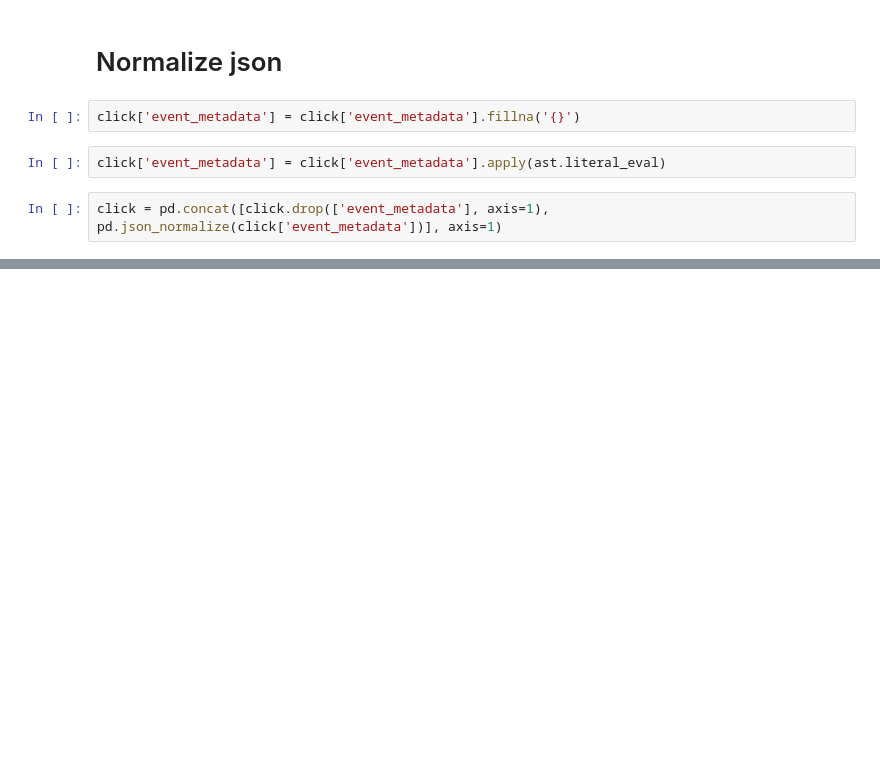
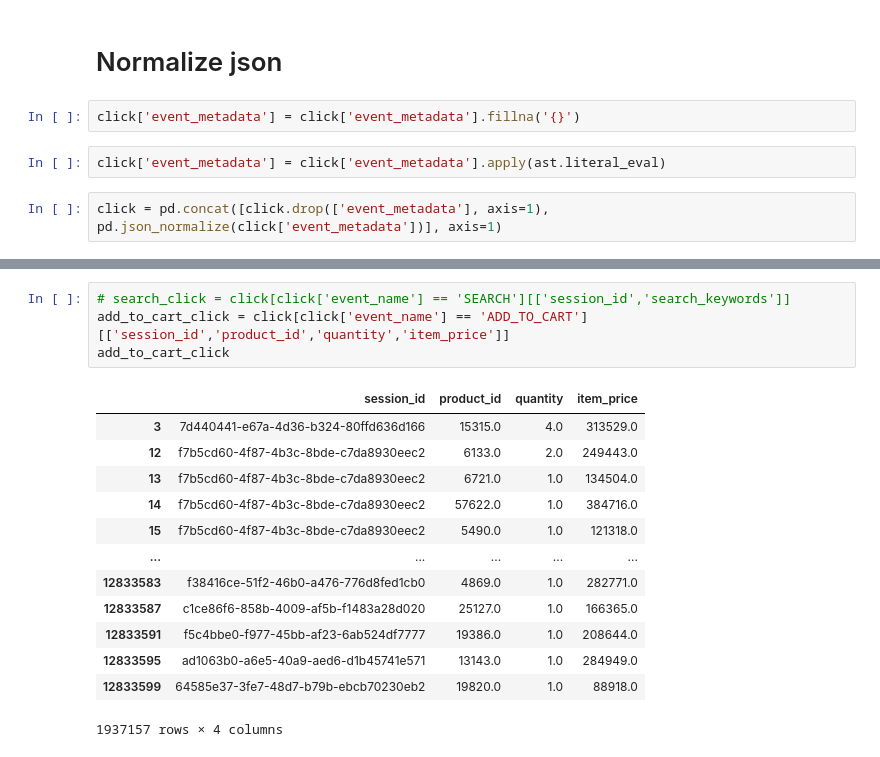
Before and after one commit to latifaahu/kaggle-fp, a Jupyter notebook: coba-week2.ipynb, the cells around one changed output, grey strips where cells are left out. Saved outputs shown, nothing was run; the diff lists cells and outputs as text; blank space fills up the shorter version.

```diff
--- a/coba-week2.ipynb
+++ b/coba-week2.ipynb
@@ -349,0 +411,18 @@ click[click['event_name'] == 'SEARCH']
+# %%
+# search_click = click[click['event_name'] == 'SEARCH'][['session_id','search_keywords']]
+add_to_cart_click = click[click['event_name'] == 'ADD_TO_CART'][['session_id','product_id','quantity','item_price']]
+add_to_cart_click
+# %% [output]
+|  | session_id | product_id | quantity | item_price |
+| 3 | 7d440441-e67a-4d36-b324-80ffd636d166 | 15315.0 | 4.0 | 313529.0 |
+| 12 | f7b5cd60-4f87-4b3c-8bde-c7da8930eec2 | 6133.0 | 2.0 | 249443.0 |
+| 13 | f7b5cd60-4f87-4b3c-8bde-c7da8930eec2 | 6721.0 | 1.0 | 134504.0 |
+| 14 | f7b5cd60-4f87-4b3c-8bde-c7da8930eec2 | 57622.0 | 1.0 | 384716.0 |
+| 15 | f7b5cd60-4f87-4b3c-8bde-c7da8930eec2 | 5490.0 | 1.0 | 121318.0 |
+| ... | ... | ... | ... | ... |
+| 12833583 | f38416ce-51f2-46b0-a476-776d8fed1cb0 | 4869.0 | 1.0 | 282771.0 |
+| 12833587 | c1ce86f6-858b-4009-af5b-f1483a28d020 | 25127.0 | 1.0 | 166365.0 |
+| 12833591 | f5c4bbe0-f977-45bb-af23-6ab524df7777 | 19386.0 | 1.0 | 208644.0 |
+| 12833595 | ad1063b0-a6e5-40a9-aed6-d1b45741e571 | 13143.0 | 1.0 | 284949.0 |
+| 12833599 | 64585e37-3fe7-48d7-b79b-ebcb70230eb2 | 19820.0 | 1.0 | 88918.0 |
+1937157 rows × 4 columns
```
Also changed, not shown: parts of 12 cells of this notebook.
